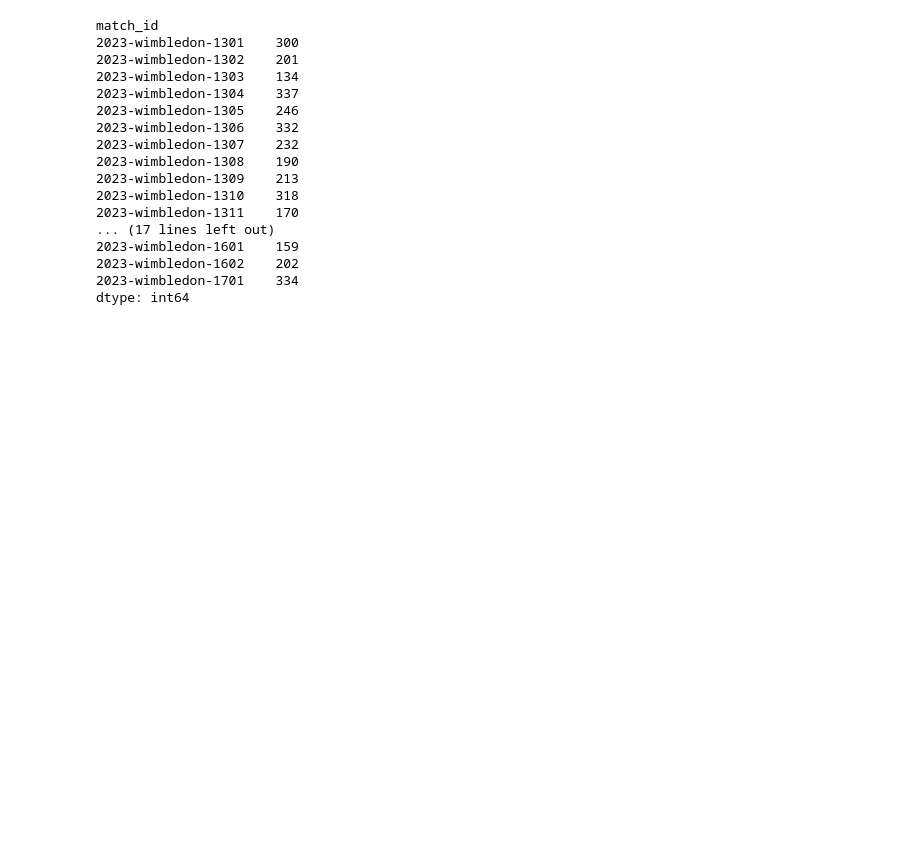
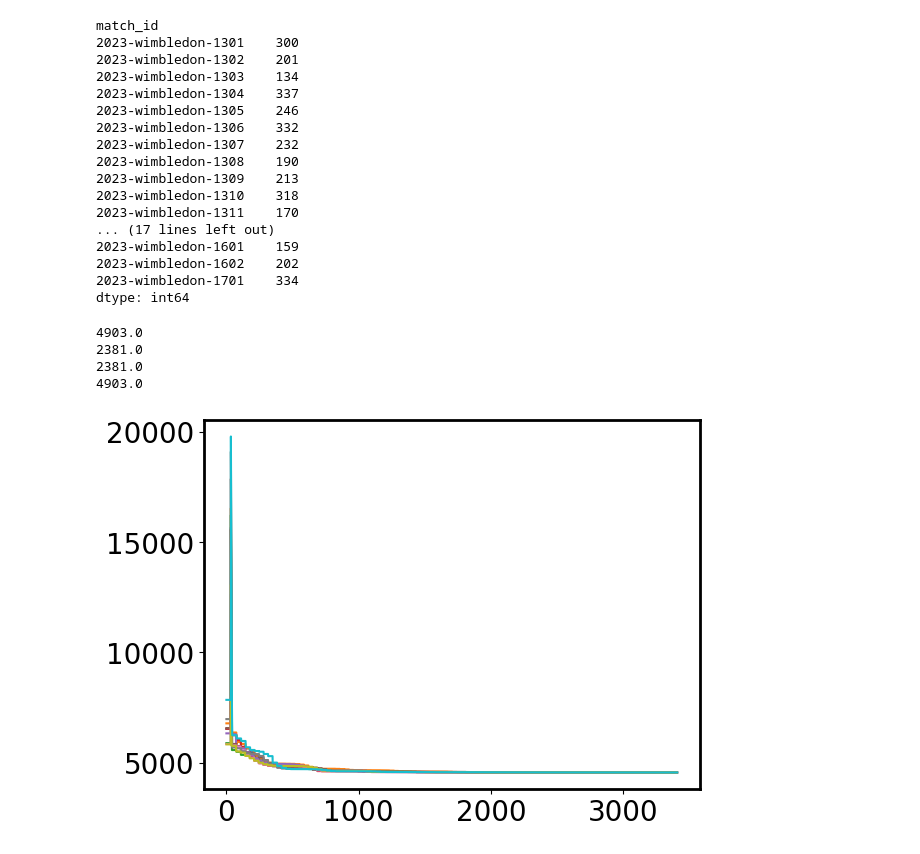
Before and after one commit to chengstones/20240201, a Jupyter notebook: Code/Player_with_serve.ipynb, the cells around one changed output. Saved outputs shown, nothing was run; the diff lists cells and outputs as text; code cells hidden in the pictures; blank space fills up the shorter version.

```diff
--- a/Code/Player_with_serve.ipynb
+++ b/Code/Player_with_serve.ipynb
@@ -88,32 +88,55 @@ def analyse_all_match(all_match):
 
     return win_matrix_serve, win_matrix_return, lose_matrix_serve, lose_matrix_return, player
 win_matrix_serve, win_matrix_return, lose_matrix_serve, lose_matrix_return, player = analyse_all_match(data)
+# %%
+print(np.sum(win_matrix_serve))
+print(np.sum(win_matrix_return))
+print(np.sum(lose_matrix_serve))
+print(np.sum(lose_matrix_return))
+# %% [output]
+4903.0
+2381.0
+2381.0
+4903.0
 # %%
 from scipy.optimize import minimize
 
 def log_likelihood(params, win_matrix_serve, win_matrix_return, lose_matrix_serve, lose_matrix_return):
     gamma = params[:-1]
     theta = params[-1]
-
+    global history
     likelihood = 0
     for i in range(len(gamma)):
         for j in range(len(gamma)):
             a = win_matrix_serve[i, j]
             b = lose_matrix_serve[i, j]
             likelihood += a * (np.log(theta * gamma[i] / (theta * gamma[i] + gamma[j]))) + b * (np.log(gamma[j] / (theta * gamma[i] + gamma[j])))
-
+    history.append(-likelihood)
     return -likelihood
 
 def Bradley_Terry(win_matrix_serve, win_matrix_return, lose_matrix_serve, lose_matrix_return, seed=0):
     # 初始化参数, (0, 1) 之间
-    gamma_theta = np.random.RandomState(seed).rand(len(player) + 1)
+    gamma_theta = np.random.RandomState(seed).uniform(1, 1000, len(player) + 1)
+    gamma_theta[-1] = np.random.RandomState(seed).uniform(0.5, 2)
+    # gamma_theta[:-1] = -np.log(gamma_theta[:-1])
     # 优化, gamma_theta 位于 (0, 1) 之间
-    constraints = ({'type': 'ineq', 'fun': lambda x: x})
+    constraints = ({'type': 'ineq', 'fun': lambda x: x - 1})
     result = minimize(log_likelihood, gamma_theta, args=(win_matrix_serve, win_matrix_return, lose_matrix_serve, lose_matrix_return), constraints=constraints)
     gamma = result.x[:-1]
     theta = result.x[-1]
     cross_entropy = result.fun
     return gamma, theta, cross_entropy
 
-gamma_serve, theta_serve, cross_entropy = Bradley_Terry(win_matrix_serve, win_matrix_return, lose_matrix_serve, lose_matrix_return)
-gamma_serve = gamma_serve / np.sum(gamma_serve)
+gamma_list = []
+theta_list = []
+history_list = []
+for seed in range(10):
+    history = []
+    gamma_serve, theta_serve, cross_entropy = Bradley_Terry(win_matrix_serve, win_matrix_return, lose_matrix_serve, lose_matrix_return, seed)
+    plt.plot(history, label=f'seed={seed}')
+    gamma_serve = gamma_serve / np.sum(gamma_serve)
+    gamma_list.append(gamma_serve)
+    theta_list.append(theta_serve)
+    history_list.append(history)
+# %% [output]
+[figure, added]
```
Also changed, not shown: parts of 5 cells of this notebook, 10 other files.
